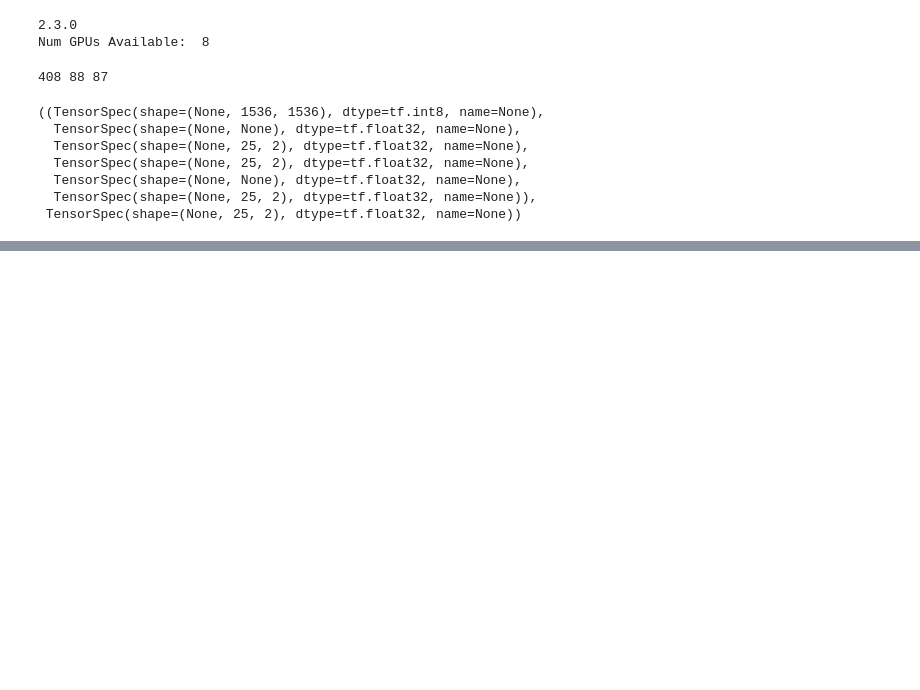
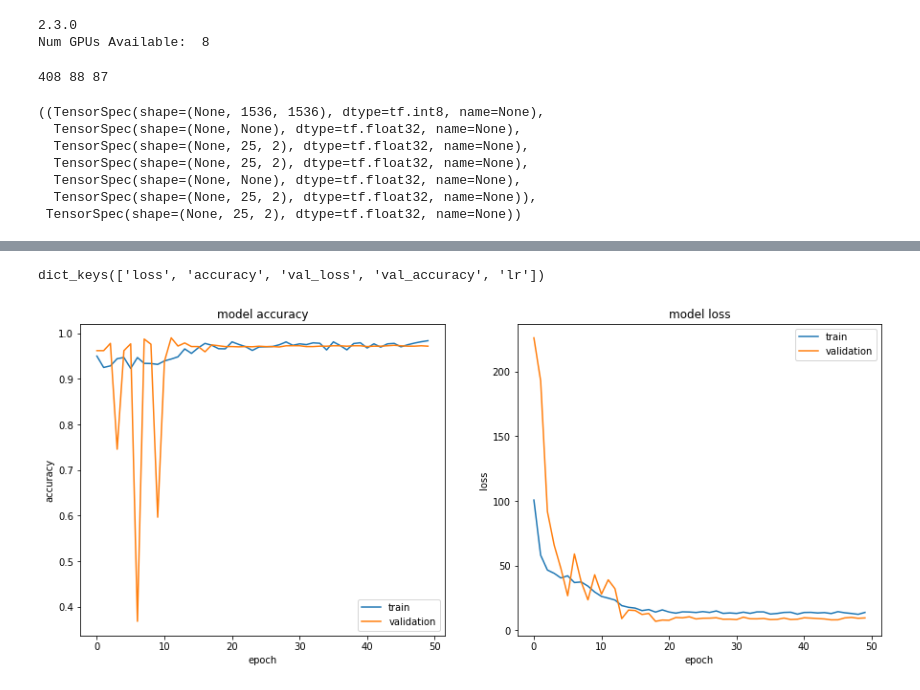
Before and after one commit to saitejamalyala/rosbag2numpy, a Jupyter notebook: iter_create_np_fromrbag/data_loader.ipynb, the cells around one changed output, grey strips where cells are left out. Saved outputs shown, nothing was run; the diff lists cells and outputs as text; code cells hidden in the pictures; blank space fills up the shorter version.

Commit message:
update:training converging

```diff
--- a/iter_create_np_fromrbag/data_loader.ipynb
+++ b/iter_create_np_fromrbag/data_loader.ipynb
@@ -96,9 +100,9 @@ print(len(ds_train),len(ds_valid),len(ds_test))
 # %% [output]
 408 88 87
 # %%
-ds_train= get_dataset(ds_train,batch_size=16,data_set_name='train')
-ds_test= get_dataset(ds_test,batch_size=16,data_set_name='test')
-ds_valid= get_dataset(ds_valid,batch_size=16,data_set_name='valid')
+ds_train= get_dataset(ds_train,batch_size=32,data_set_name='train')
+ds_test= get_dataset(ds_test,batch_size=32,data_set_name='test')
+ds_valid= get_dataset(ds_valid,batch_size=32,data_set_name='valid')
 # %%
 ds_train.element_spec
 # %% [output]
@@ -198,7 +223,9 @@ def nn():
     return nn_fun
 # %%
 pp_model = nn()
-opt = tf.keras.optimizers.Adam()
+opt = tf.keras.optimizers.Adam(learning_rate=0.02)
 pp_model.compile(optimizer=opt,loss=euclidean_distance_loss, metrics='accuracy')
+reduce_lr = tf.keras.callbacks.ReduceLROnPlateau(monitor='val_loss', factor=0.2,
+                              patience=4, min_lr=0.0001)
 pp_model.summary()
 # %% [output]
@@ -221,4 +248,4 @@ Non-trainable params: 224
 __________________________________________________________________________________________________
 # %%
-history = pp_model.fit(ds_train,epochs=5,validation_data=ds_valid)
+history = pp_model.fit(ds_train,epochs=50,validation_data=ds_valid, callbacks=[reduce_lr])
 # %% [output]
@@ -226,0 +269,28 @@ KeyboardInterrupt:
+# %%
+
+plt.figure(figsize=(15, 6))
+
+print(history.history.keys())
+# summarize history for accuracy
+plt.subplot(1,2,1)
+plt.plot(history.history['accuracy'])
+plt.plot(history.history['val_accuracy'])
+plt.title('model accuracy')
+plt.ylabel('accuracy')
+plt.xlabel('epoch')
+plt.legend(['train', 'validation'], loc='lower right')
+#plt.show()
+
+# summarize history for loss
+plt.subplot(1,2,2)
+plt.plot(history.history['loss'])
+plt.plot(history.history['val_loss'])
+plt.title('model loss')
+plt.ylabel('loss')
+plt.xlabel('epoch')
+plt.legend(['train', 'validation'], loc='upper right')
+#plt.suptitle("Conv + LSTM + Dense Head")
+plt.show()
+# %% [output]
+dict_keys(['loss', 'accuracy', 'val_loss', 'val_accuracy', 'lr'])
+[figure, added]
```
Also changed, not shown: parts of 7 cells of this notebook.
